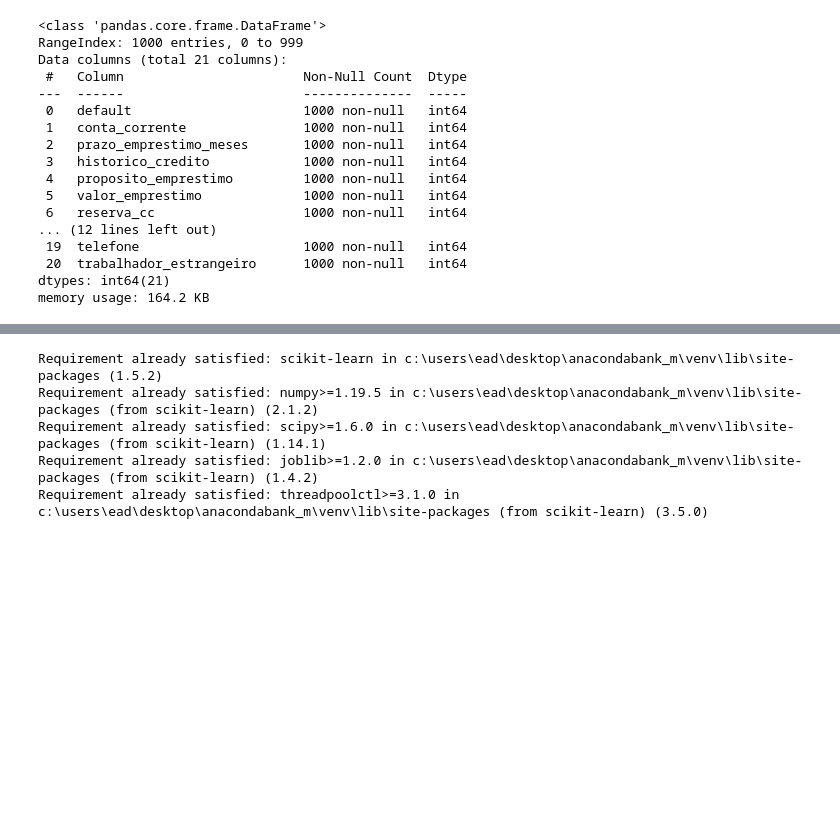
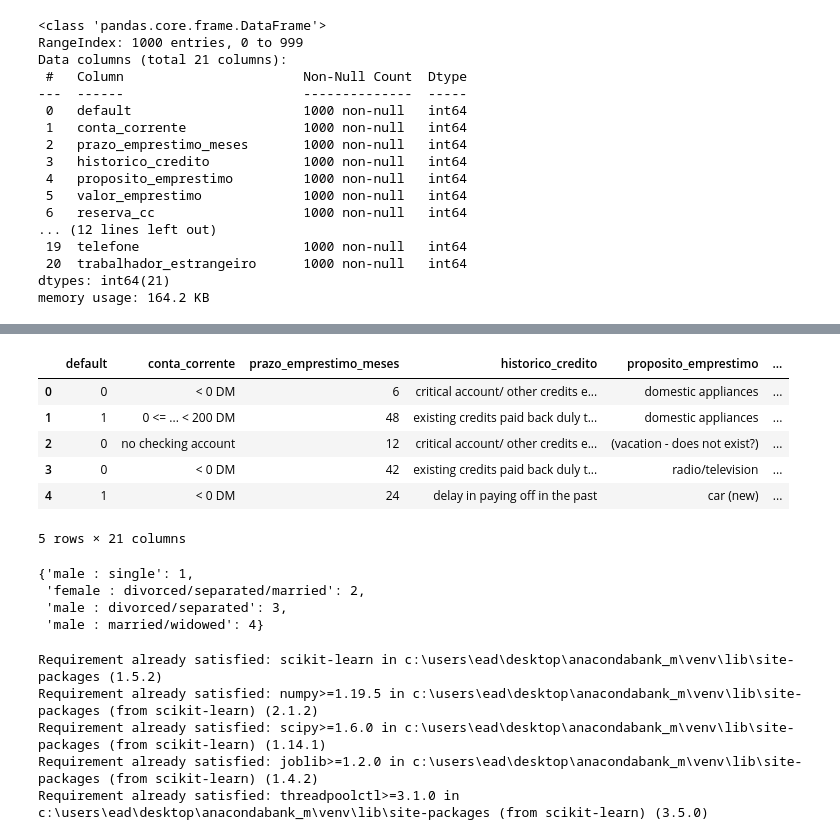
Before and after one commit to romulosilvestre/anacondabank_m, a Jupyter notebook: aula_03.ipynb, the cells around one changed output, grey strips where cells are left out. Drawn from its saved outputs; the diff is of its cells as text; code cells hidden in the pictures; blank space fills up the shorter version.

```diff
--- a/aula_03.ipynb
+++ b/aula_03.ipynb
@@ -192,3 +219,20 @@ memory usage: 164.2 KB
+# %%
+df.head()
+# %% [output]
+|  | default | conta_corrente | prazo_emprestimo_meses | historico_credito | proposito_emprestimo | ... |
+| 0 | 0 | < 0 DM | 6 | critical account/ other credits e... | domestic appliances | ... |
+| 1 | 1 | 0 <= ... < 200 DM | 48 | existing credits paid back duly t... | domestic appliances | ... |
+| 2 | 0 | no checking account | 12 | critical account/ other credits e... | (vacation - does not exist?) | ... |
+| 3 | 0 | < 0 DM | 42 | existing credits paid back duly t... | radio/television | ... |
+| 4 | 1 | < 0 DM | 24 | delay in paying off in the past | car (new) | ... |
+5 rows × 21 columns
+# %%
+dict_cc
+# %% [output]
+{'male : single': 1,
+ 'female : divorced/separated/married': 2,
+ 'male : divorced/separated': 3,
+ 'male : married/widowed': 4}
 # %%
 ! pip install scikit-learn
 # %% [output]
```
Also changed, not shown: parts of 25 cells of this notebook.
